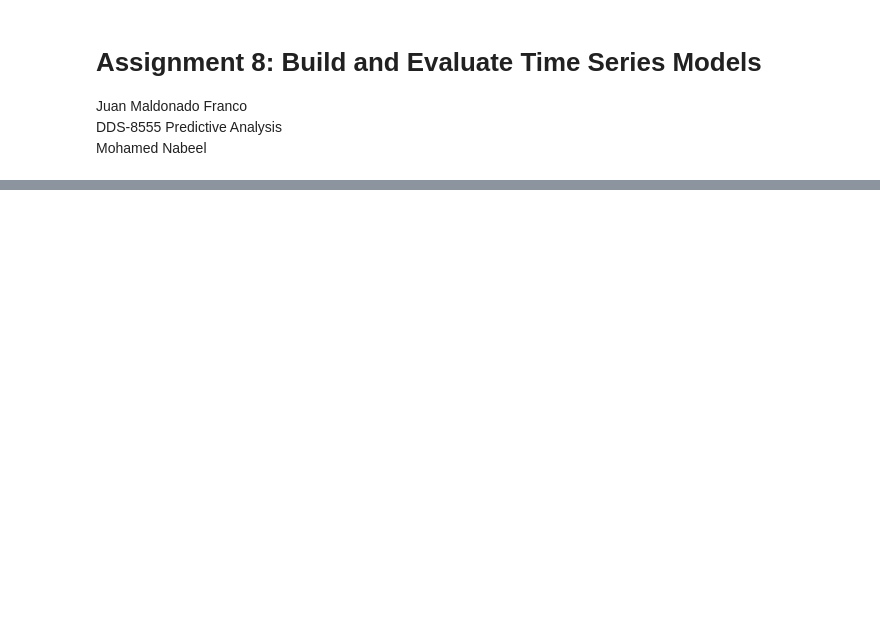
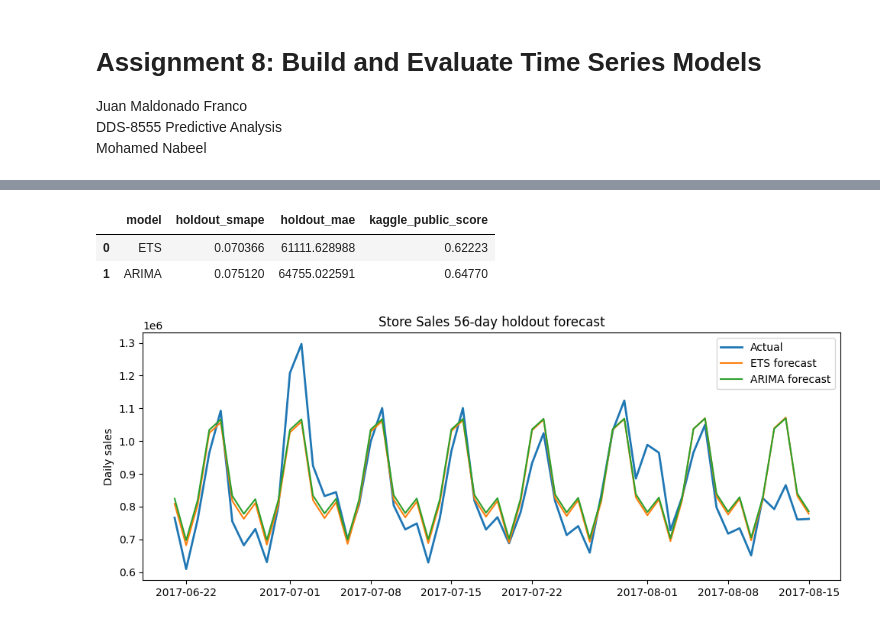
Before and after one commit to maldo81/dds-8555-predictive-analysis, a Jupyter notebook: Week 8/Assignment 8/MaldonadoJDDS8555-8.ipynb, the cells around one changed output, grey strips where cells are left out. Saved outputs shown, nothing was run; the diff lists cells and outputs as text; code cells hidden in the pictures; blank space fills up the shorter version.

```diff
--- a/Week 8/Assignment 8/MaldonadoJDDS8555-8.ipynb
+++ b/Week 8/Assignment 8/MaldonadoJDDS8555-8.ipynb
@@ -83,0 +119,35 @@ Tibshirani, R. (1996).  Regression shrinkage and selection via the lasso. *Journ
+# %%
+store_train = pd.read_csv(KAGGLE / "store-sales-time-series-forecasting" / "train.csv", usecols=["date", "sales"], parse_dates=["date"])
+daily_sales = store_train.groupby("date")["sales"].sum().asfreq("D").fillna(0)
+store_train_series = daily_sales.iloc[:-56]
+store_valid_series = daily_sales.iloc[-56:]
+
+ets_model = ExponentialSmoothing(store_train_series, trend="add", seasonal="add", seasonal_periods=7, initialization_method="estimated").fit(optimized=True)
+ets_forecast = ets_model.forecast(len(store_valid_series)).clip(lower=0)
+arima_model = ARIMA(store_train_series, order=(1, 1, 1), seasonal_order=(1, 0, 1, 7)).fit()
+arima_forecast = arima_model.forecast(len(store_valid_series)).clip(lower=0)
+
+def smape(y_true, y_pred):
+    y_true = np.asarray(y_true)
+    y_pred = np.asarray(y_pred)
+    denom = (np.abs(y_true) + np.abs(y_pred)) / 2
+    return float(np.mean(np.where(denom == 0, 0, np.abs(y_true - y_pred) / denom)))
+
+store_metrics = pd.DataFrame([
+    {"model": "ETS", "holdout_smape": smape(store_valid_series, ets_forecast), "holdout_mae": mean_absolute_error(store_valid_series, ets_forecast), "kaggle_public_score": 0.62223},
+    {"model": "ARIMA", "holdout_smape": smape(store_valid_series, arima_forecast), "holdout_mae": mean_absolute_error(store_valid_series, arima_forecast), "kaggle_public_score": 0.64770},
+])
+display(store_metrics)
+plt.figure(figsize=(10, 4))
+plt.plot(store_valid_series.index, store_valid_series.values, label="Actual", linewidth=2)
+plt.plot(store_valid_series.index, ets_forecast.values, label="ETS forecast")
+plt.plot(store_valid_series.index, arima_forecast.values, label="ARIMA forecast")
+plt.title("Store Sales 56-day holdout forecast")
+plt.ylabel("Daily sales")
+plt.legend()
+plt.tight_layout()
+# %% [output]
+|  | model | holdout_smape | holdout_mae | kaggle_public_score |
+| 0 | ETS | 0.070366 | 61111.628988 | 0.62223 |
+| 1 | ARIMA | 0.075120 | 64755.022591 | 0.64770 |
+[figure, added]
```
Also changed, not shown: parts of 46 cells of this notebook, 2 other files.
